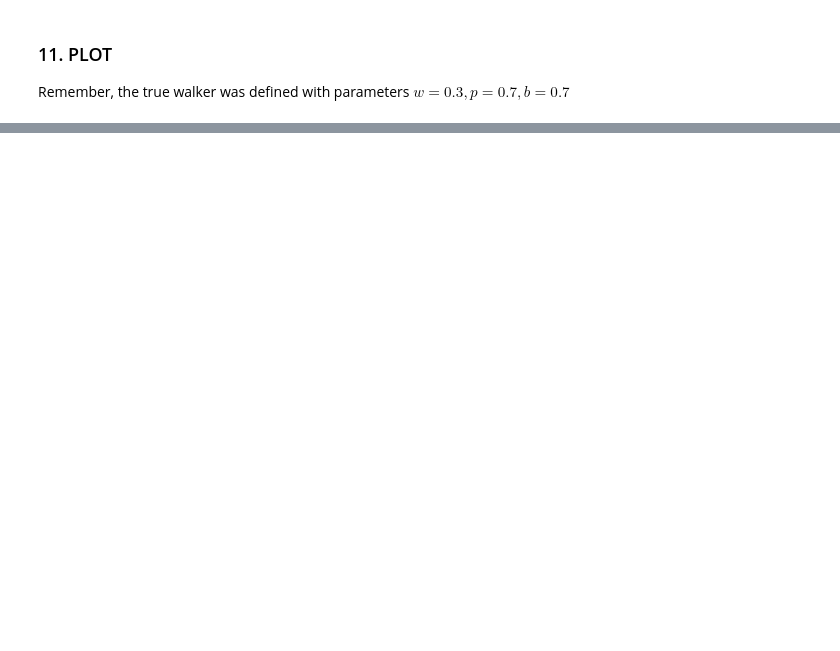
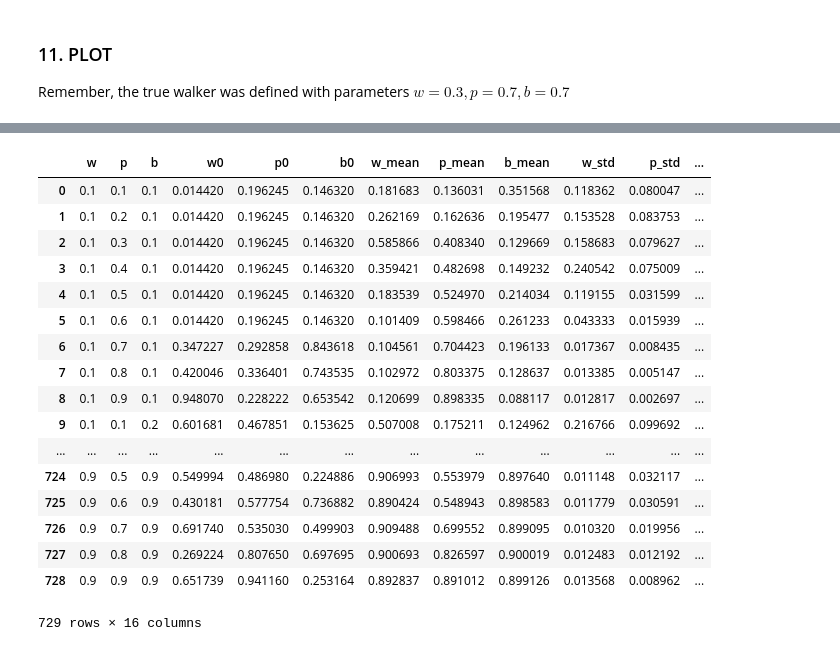
Before and after one commit to nickelnine37/immue-cell-migration-models, a Jupyter notebook: Notebooks/BP_in_silico_inference.ipynb, the cells around one changed output, grey strips where cells are left out. Saved outputs shown, nothing was run; the diff lists cells and outputs as text; code cells hidden in the pictures; blank space fills up the shorter version.

```diff
--- a/Notebooks/BP_in_silico_inference.ipynb
+++ b/Notebooks/BP_in_silico_inference.ipynb
@@ -361,10 +524,2 @@ class BPbayesian:
 # %% [markdown]
 ### 10. RUN
-# %%
-BI = BPbayesian(paths, direction_to_source)
-
-w0 = np.random.uniform(0, 1)
-p0 = np.random.uniform(0, 1)
-b0 = np.random.uniform(0, 1)
-
-print('w0: {:.2f}, p0: {:.2f}, b0: {:.2f}'.format(w0, p0, b0))
@@ -421,0 +597,22 @@ numpy.ndarray
+# %%
+n_walkers = 10
+T = 100
+
+def infer(w, b, p):
+    paths = np.concatenate([BP_walk(np.random.uniform(-5, 5, size=(2,)), T, w, p, b)[:, :, None] for i in range(n_walkers)], axis=2)
+    BI = BPbayesian(paths, direction_to_source)
+    w0, p0, b0 = np.random.uniform(0, 1, 3)
+    t0 = time.time()
+    params = BI.infer(w0, p0, b0,
+                      n_steps=10000,
+                      burn_in=3000)
+    t1 = time.time()
+    stds = np.std(params, 0)
+    means = np.mean(params, 0)
+    row = [w, p, b, w0, p0, b0, means[0], means[1], means[2], stds[0], stds[1], stds[2], t1 - t0]
+
+    return np.array(row)
+
+steps = np.arange(0.1, 1, 0.1)
+params = [{'w': w, 'b': b, 'p': p} for w in steps for b in steps for p in steps]
+rows = np.array(parallel_functions([infer] * len(params), params=params, backend='multiprocessing', n_jobs=6))
@@ -421,0 +627,25 @@ numpy.ndarray
+# %%
+df = pd.DataFrame(rows, columns=['w', 'p', 'b', 'w0', 'p0', 'b0', 'w_mean', 'p_mean', 'b_mean', 'w_std', 'p_std', 'b_std', 'time'])
+for t in ['w', 'b', 'p']:
+    df['{}_err'.format(t)] = np.abs(df[t] - df['{}_mean'.format(t)])
+# %%
+df
+# %% [output]
+|  | w | p | b | w0 | p0 | b0 | w_mean | p_mean | b_mean | w_std | p_std | ... |
+| 0 | 0.1 | 0.1 | 0.1 | 0.014420 | 0.196245 | 0.146320 | 0.181683 | 0.136031 | 0.351568 | 0.118362 | 0.080047 | ... |
+| 1 | 0.1 | 0.2 | 0.1 | 0.014420 | 0.196245 | 0.146320 | 0.262169 | 0.162636 | 0.195477 | 0.153528 | 0.083753 | ... |
+| 2 | 0.1 | 0.3 | 0.1 | 0.014420 | 0.196245 | 0.146320 | 0.585866 | 0.408340 | 0.129669 | 0.158683 | 0.079627 | ... |
+| 3 | 0.1 | 0.4 | 0.1 | 0.014420 | 0.196245 | 0.146320 | 0.359421 | 0.482698 | 0.149232 | 0.240542 | 0.075009 | ... |
+| 4 | 0.1 | 0.5 | 0.1 | 0.014420 | 0.196245 | 0.146320 | 0.183539 | 0.524970 | 0.214034 | 0.119155 | 0.031599 | ... |
+| 5 | 0.1 | 0.6 | 0.1 | 0.014420 | 0.196245 | 0.146320 | 0.101409 | 0.598466 | 0.261233 | 0.043333 | 0.015939 | ... |
+| 6 | 0.1 | 0.7 | 0.1 | 0.347227 | 0.292858 | 0.843618 | 0.104561 | 0.704423 | 0.196133 | 0.017367 | 0.008435 | ... |
+| 7 | 0.1 | 0.8 | 0.1 | 0.420046 | 0.336401 | 0.743535 | 0.102972 | 0.803375 | 0.128637 | 0.013385 | 0.005147 | ... |
+| 8 | 0.1 | 0.9 | 0.1 | 0.948070 | 0.228222 | 0.653542 | 0.120699 | 0.898335 | 0.088117 | 0.012817 | 0.002697 | ... |
+| 9 | 0.1 | 0.1 | 0.2 | 0.601681 | 0.467851 | 0.153625 | 0.507008 | 0.175211 | 0.124962 | 0.216766 | 0.099692 | ... |
+| ... | ... | ... | ... | ... | ... | ... | ... | ... | ... | ... | ... | ... |
+| 724 | 0.9 | 0.5 | 0.9 | 0.549994 | 0.486980 | 0.224886 | 0.906993 | 0.553979 | 0.897640 | 0.011148 | 0.032117 | ... |
+| 725 | 0.9 | 0.6 | 0.9 | 0.430181 | 0.577754 | 0.736882 | 0.890424 | 0.548943 | 0.898583 | 0.011779 | 0.030591 | ... |
+| 726 | 0.9 | 0.7 | 0.9 | 0.691740 | 0.535030 | 0.499903 | 0.909488 | 0.699552 | 0.899095 | 0.010320 | 0.019956 | ... |
+| 727 | 0.9 | 0.8 | 0.9 | 0.269224 | 0.807650 | 0.697695 | 0.900693 | 0.826597 | 0.900019 | 0.012483 | 0.012192 | ... |
+| 728 | 0.9 | 0.9 | 0.9 | 0.651739 | 0.941160 | 0.253164 | 0.892837 | 0.891012 | 0.899126 | 0.013568 | 0.008962 | ... |
+729 rows × 16 columns
```
Also changed, not shown: parts of 27 cells of this notebook, 13 other files.
